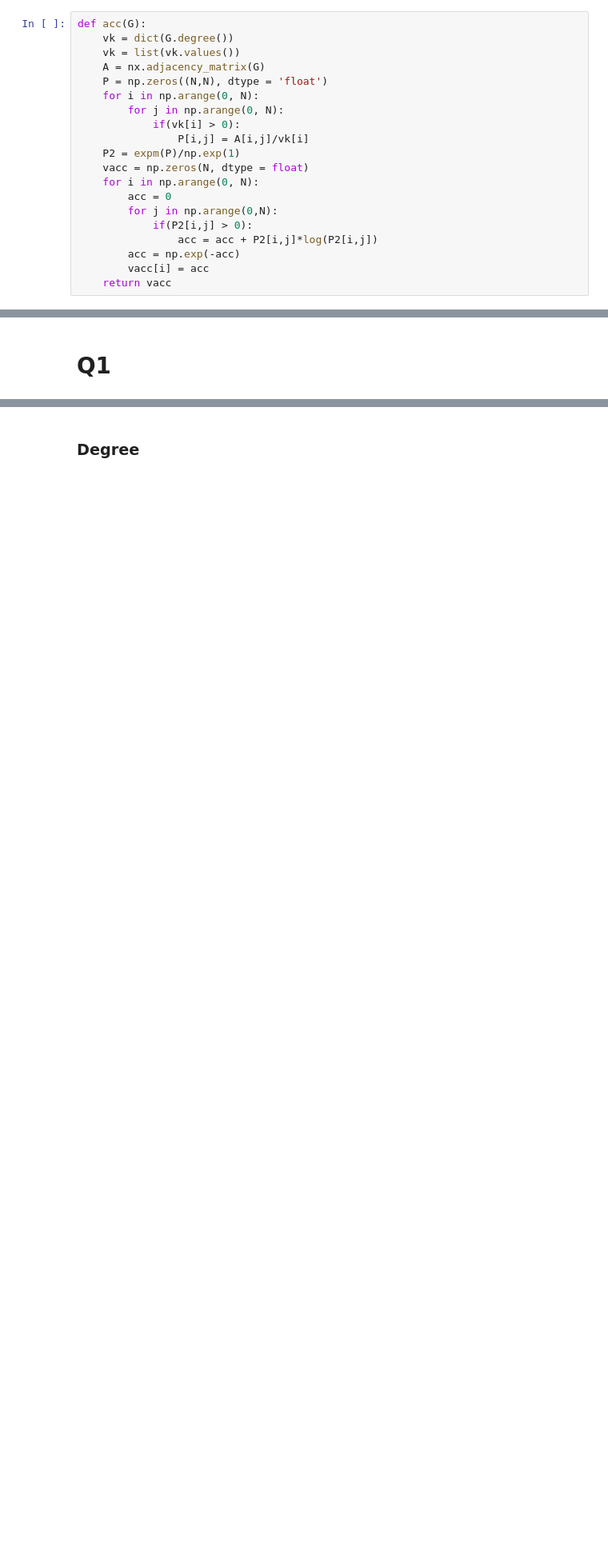
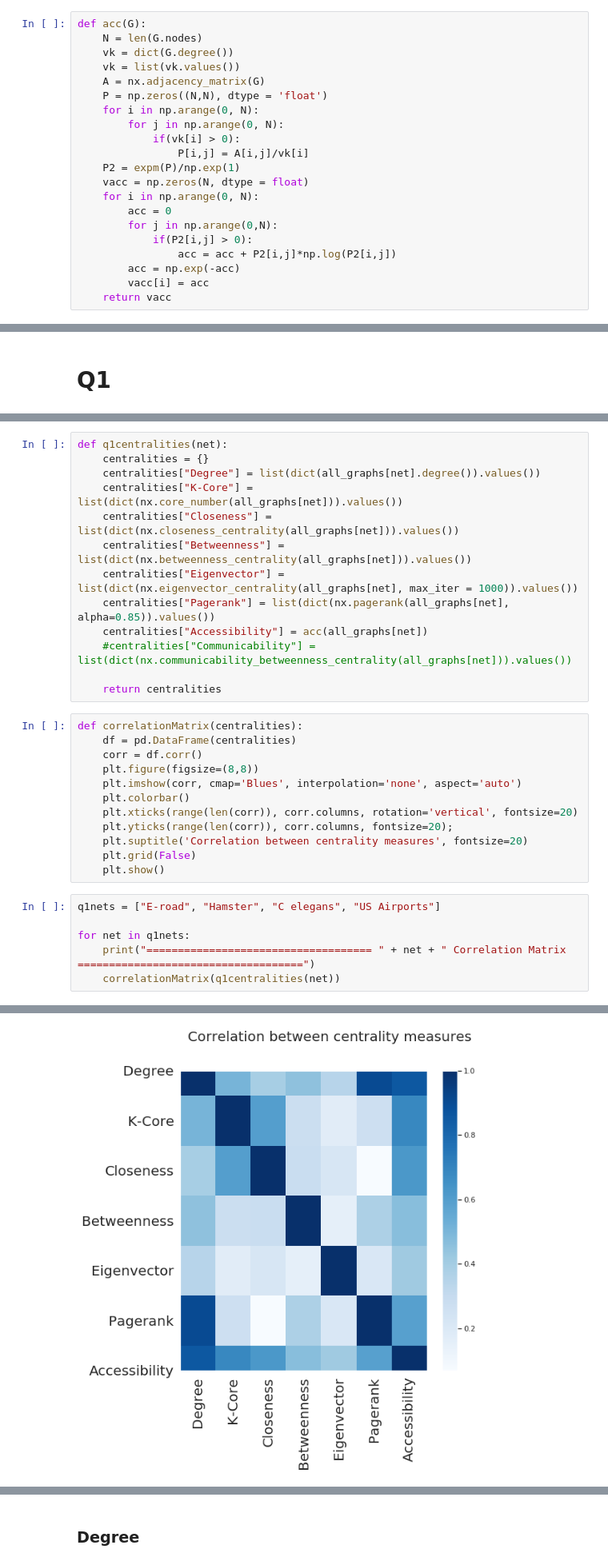
Before and after one commit to gmelodie/Complex-Networks, a Jupyter notebook: lista2/lista2.ipynb, the cells around one changed output, grey strips where cells are left out. Shown: that part at 80% size. Drawn from its saved outputs; the diff is of its cells as text; blank space fills up the shorter version.

```diff
--- a/lista2/lista2.ipynb
+++ b/lista2/lista2.ipynb
@@ -88,6 +88,7 @@ def draw_centrality_hist(centralities, title="Defaul title", ylabel="Default yla
     plt.show(True)
 # %%
 def acc(G):
+    N = len(G.nodes)
     vk = dict(G.degree())
     vk = list(vk.values())
     A = nx.adjacency_matrix(G)
@@ -102,7 +103,7 @@ def acc(G):
         acc = 0
         for j in np.arange(0,N):
             if(P2[i,j] > 0):
-                acc = acc + P2[i,j]*log(P2[i,j])
+                acc = acc + P2[i,j]*np.log(P2[i,j])
         acc = np.exp(-acc)
         vacc[i] = acc
     return vacc
@@ -191,0 +189,32 @@ for graph in all_graphs.keys():
+# %%
+def q1centralities(net):
+    centralities = {}
+    centralities["Degree"] = list(dict(all_graphs[net].degree()).values())
+    centralities["K-Core"] = list(dict(nx.core_number(all_graphs[net])).values())
+    centralities["Closeness"] = list(dict(nx.closeness_centrality(all_graphs[net])).values())
+    centralities["Betweenness"] = list(dict(nx.betweenness_centrality(all_graphs[net])).values())
+    centralities["Eigenvector"] = list(dict(nx.eigenvector_centrality(all_graphs[net], max_iter = 1000)).values())
+    centralities["Pagerank"] = list(dict(nx.pagerank(all_graphs[net], alpha=0.85)).values())
+    centralities["Accessibility"] = acc(all_graphs[net])
+    #centralities["Communicability"] = list(dict(nx.communicability_betweenness_centrality(all_graphs[net])).values())
+
+    return centralities
+# %%
+def correlationMatrix(centralities):
+    df = pd.DataFrame(centralities)
+    corr = df.corr()
+    plt.figure(figsize=(8,8))
+    plt.imshow(corr, cmap='Blues', interpolation='none', aspect='auto')
+    plt.colorbar()
+    plt.xticks(range(len(corr)), corr.columns, rotation='vertical', fontsize=20)
+    plt.yticks(range(len(corr)), corr.columns, fontsize=20);
+    plt.suptitle('Correlation between centrality measures', fontsize=20)
+    plt.grid(False)
+    plt.show()
+# %%
+q1nets = ["E-road", "Hamster", "C elegans", "US Airports"]
+
+for net in q1nets:
+    print("==================================== " + net + " Correlation Matrix ====================================")
+    correlationMatrix(q1centralities(net))
+# %% [output]
@@ -191,0 +222 @@ for graph in all_graphs.keys():
+[figure, added]
```
Also changed, not shown: parts of 6 cells of this notebook.
